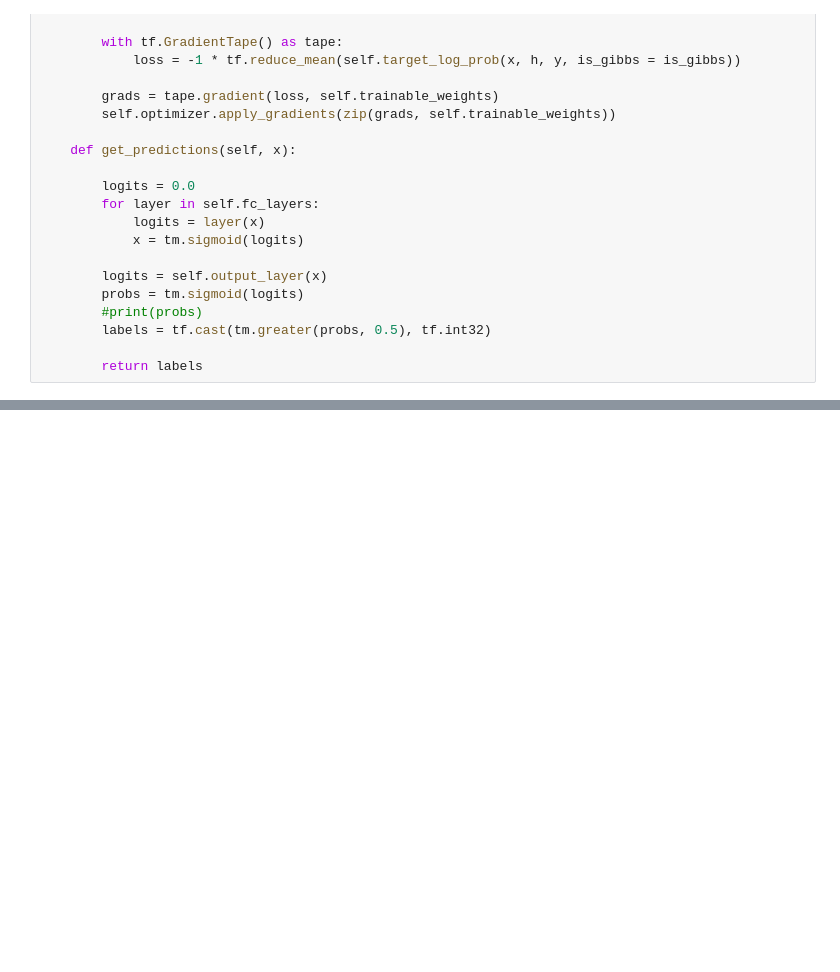
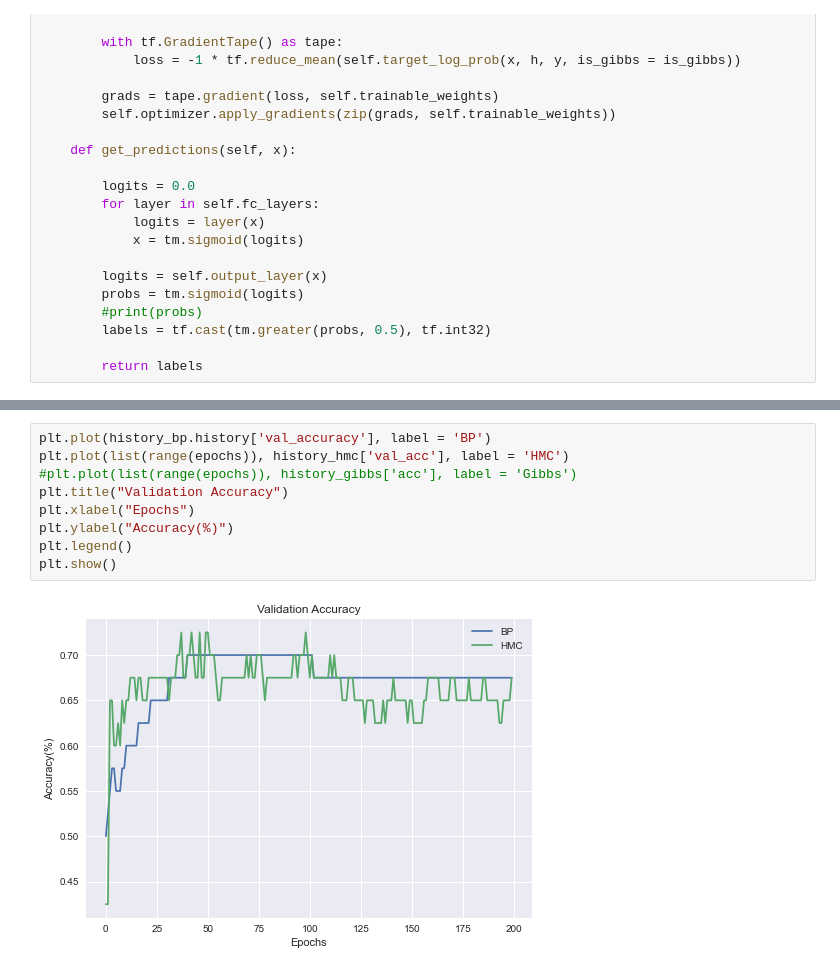
Before and after one commit to dnn-mcmc/dnn-mcmc, a Jupyter notebook: experiments/makemoon.ipynb, the cells around one changed output, grey strips where cells are left out. Drawn from its saved outputs; the diff is of its cells as text; blank space fills up the shorter version.

```diff
--- a/experiments/makemoon.ipynb
+++ b/experiments/makemoon.ipynb
@@ -347,0 +381,11 @@ Epoch 500/500
+# %%
+plt.plot(history_bp.history['val_accuracy'], label = 'BP')
+plt.plot(list(range(epochs)), history_hmc['val_acc'], label = 'HMC')
+#plt.plot(list(range(epochs)), history_gibbs['acc'], label = 'Gibbs')
+plt.title("Validation Accuracy")
+plt.xlabel("Epochs")
+plt.ylabel("Accuracy(%)")
+plt.legend()
+plt.show()
+# %% [output]
+[figure, added]
```
Also changed, not shown: parts of 8 cells of this notebook, 2 other files.
